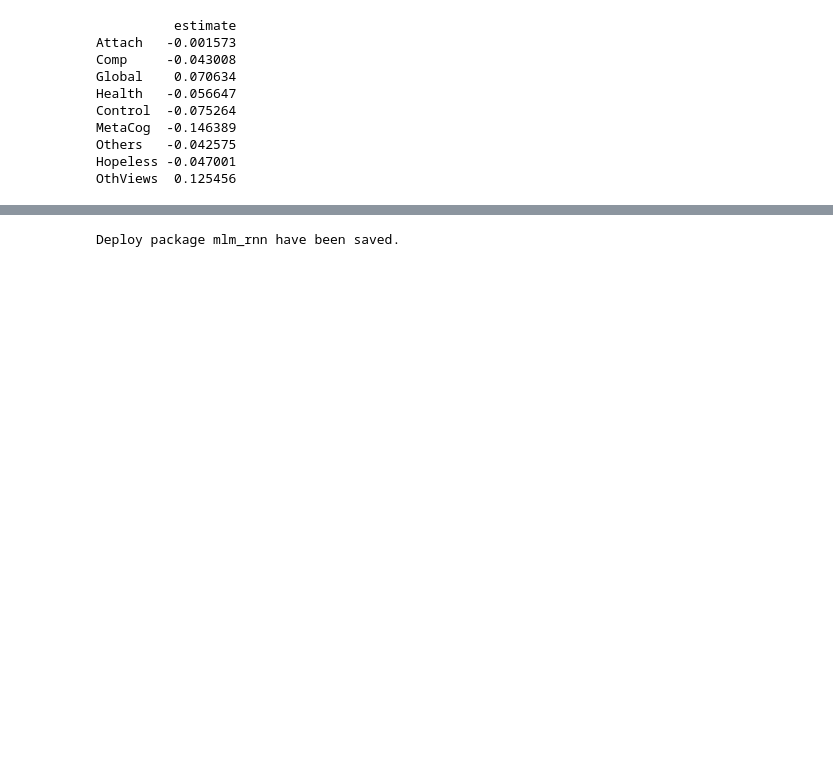
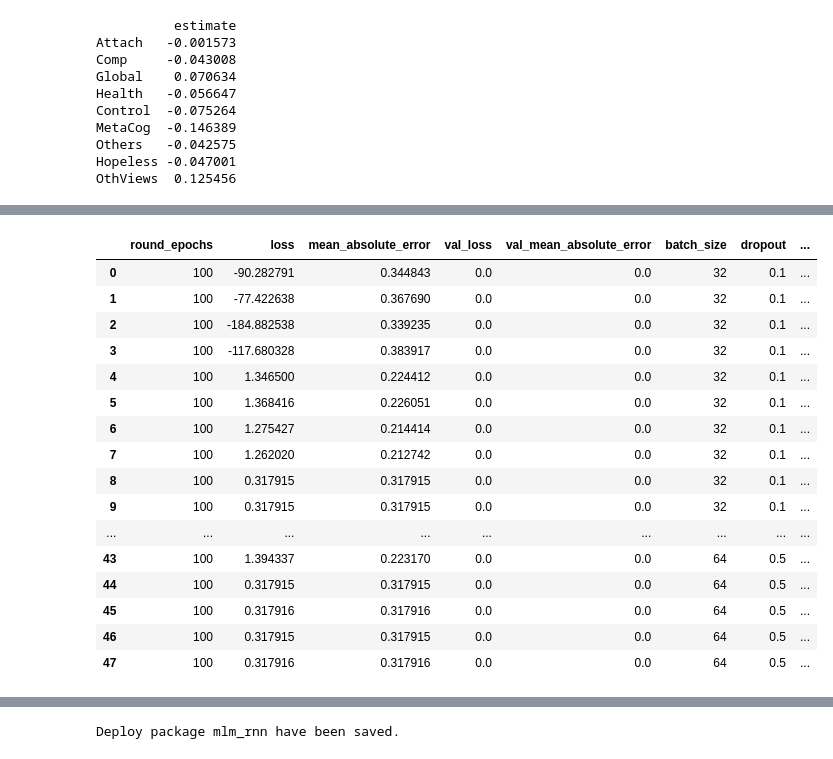
Before and after one commit to mich1eal/cs598_dl4hc, a Jupyter notebook: code_data_and_results/rerun_original/Original_Notebook_for_H1_Results.ipynb, the cells around one changed output, grey strips where cells are left out. Saved outputs shown, nothing was run; the diff lists cells and outputs as text; code cells hidden in the pictures; blank space fills up the shorter version.

Commit message:
Loaded researchers' original saved multi-label RNN model. Its output on validation data is the same as the researchers originally obtained.

```diff
--- a/code_data_and_results/rerun_original/Original_Notebook_for_H1_Results.ipynb
+++ b/code_data_and_results/rerun_original/Original_Notebook_for_H1_Results.ipynb
@@ -1087,0 +1092,3 @@ OthViews  0.125456
+# %%
+#we restore the deployed Talos experiment
+restore = talos.Restore('Data/mlm_rnn.zip')
@@ -1087,0 +1118,20 @@ OthViews  0.125456
+# %%
+restore.results
+# %% [output]
+|  | round_epochs | loss | mean_absolute_error | val_loss | val_mean_absolute_error | batch_size | dropout | ... |
+| 0 | 100 | -90.282791 | 0.344843 | 0.0 | 0.0 | 32 | 0.1 | ... |
+| 1 | 100 | -77.422638 | 0.367690 | 0.0 | 0.0 | 32 | 0.1 | ... |
+| 2 | 100 | -184.882538 | 0.339235 | 0.0 | 0.0 | 32 | 0.1 | ... |
+| 3 | 100 | -117.680328 | 0.383917 | 0.0 | 0.0 | 32 | 0.1 | ... |
+| 4 | 100 | 1.346500 | 0.224412 | 0.0 | 0.0 | 32 | 0.1 | ... |
+| 5 | 100 | 1.368416 | 0.226051 | 0.0 | 0.0 | 32 | 0.1 | ... |
+| 6 | 100 | 1.275427 | 0.214414 | 0.0 | 0.0 | 32 | 0.1 | ... |
+| 7 | 100 | 1.262020 | 0.212742 | 0.0 | 0.0 | 32 | 0.1 | ... |
+| 8 | 100 | 0.317915 | 0.317915 | 0.0 | 0.0 | 32 | 0.1 | ... |
+| 9 | 100 | 0.317915 | 0.317915 | 0.0 | 0.0 | 32 | 0.1 | ... |
+| ... | ... | ... | ... | ... | ... | ... | ... | ... |
+| 43 | 100 | 1.394337 | 0.223170 | 0.0 | 0.0 | 64 | 0.5 | ... |
+| 44 | 100 | 0.317915 | 0.317915 | 0.0 | 0.0 | 64 | 0.5 | ... |
+| 45 | 100 | 0.317916 | 0.317916 | 0.0 | 0.0 | 64 | 0.5 | ... |
+| 46 | 100 | 0.317915 | 0.317915 | 0.0 | 0.0 | 64 | 0.5 | ... |
+| 47 | 100 | 0.317916 | 0.317916 | 0.0 | 0.0 | 64 | 0.5 | ... |
```
Also changed, not shown: parts of 6 cells of this notebook, 17 other files.
